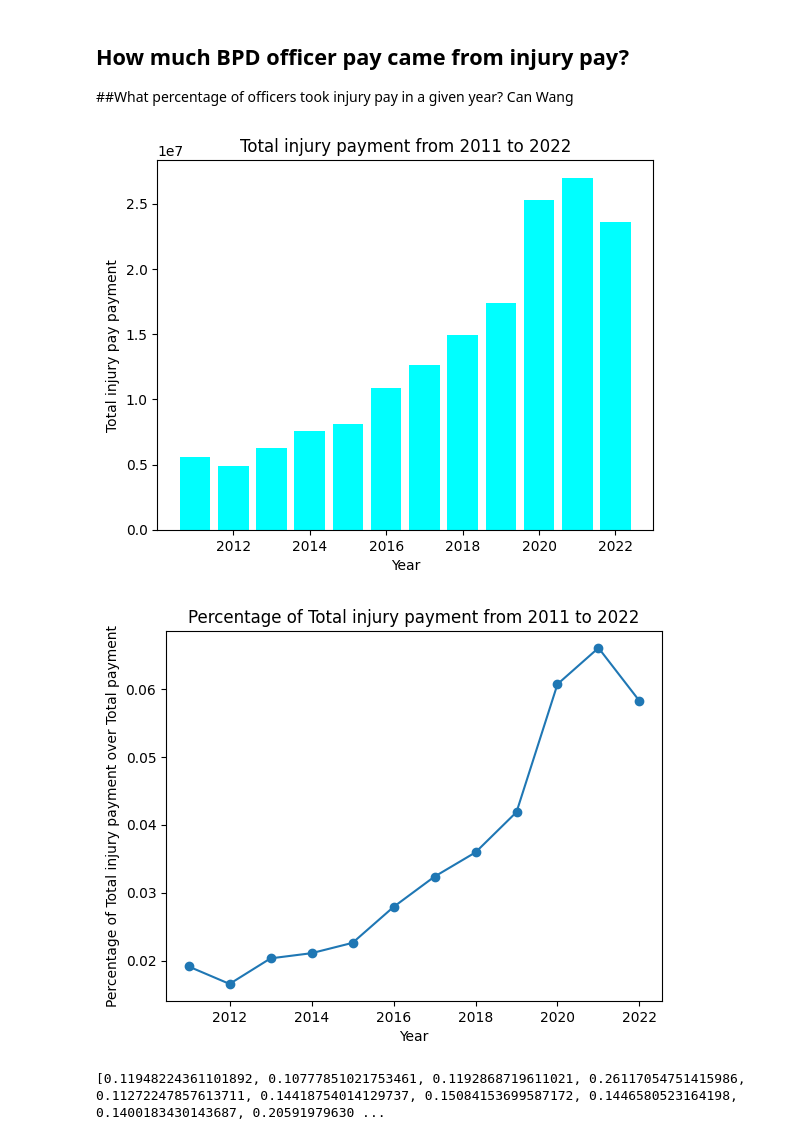
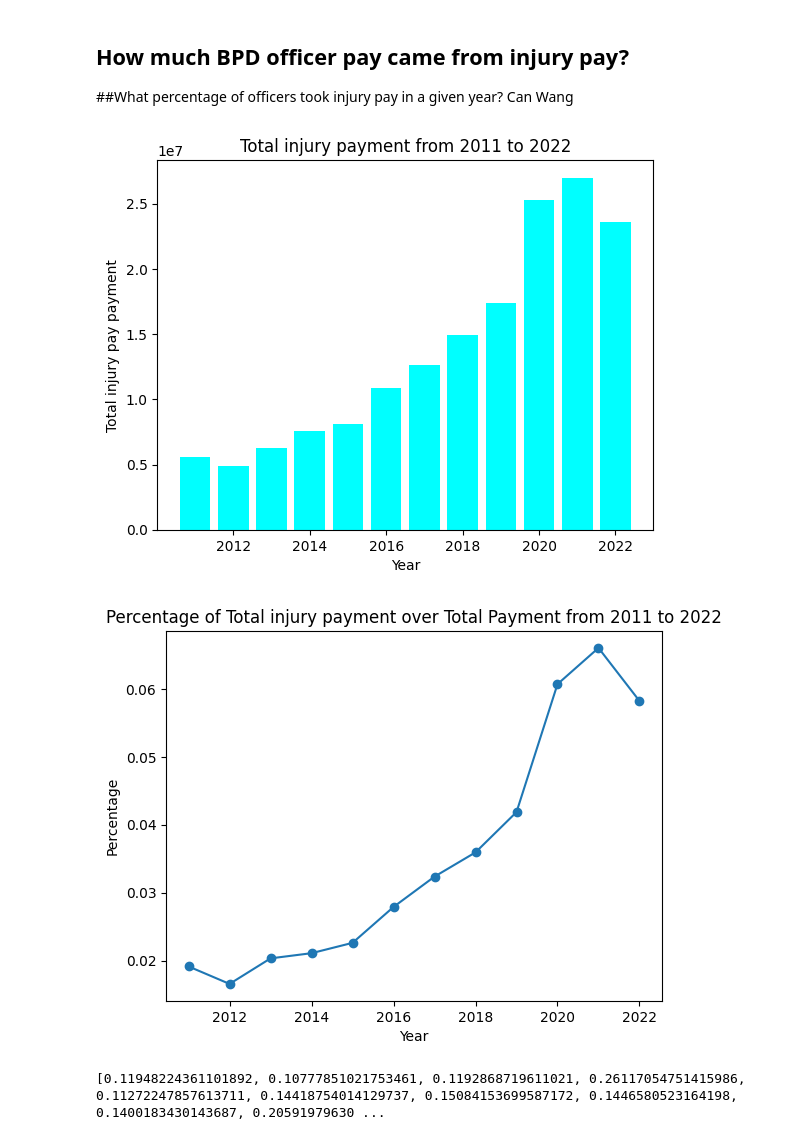
Before and after one commit to BU-Spark/ds-police-overtime, a Jupyter notebook: fa23-team-e/Research.ipynb, the cells around one changed output. Saved outputs shown, nothing was run; the diff lists cells and outputs as text; code cells hidden in the pictures.

```diff
--- a/fa23-team-e/Research.ipynb
+++ b/fa23-team-e/Research.ipynb
@@ -466,3 +863,19 @@ plt.show()
 # %% [markdown]
 ## How have BPD paychecks changed year-over-year?
 - Both the average amount, as compared with non-BPD Boston city employees, and the breakdown (regular pay v. overtime pay, etc.)?
+# %%
+# Categories to aggregate
+categories = ['REGULAR', 'RETRO', 'OTHER', 'OVERTIME', 'INJURED', 'DETAIL', 'EDUCATION','TOTAL_EARNING']
+year = [x for x in range(2011,2023)]
+# Dictionary to store the average data for each category by year
+avg_by_category = {category: [] for category in categories}
+
+# Looping through each year's data
+for data in earning_data_list:
+    for category in categories:
+        avg_by_category[category].append(data[category].mean())
+
+# Creating a table using pandas
+average_spending_df = pd.DataFrame(avg_by_category, index=year)
+# print("Table showing average spending in each category over the years.")
+# print(average_spending_df)
@@ -564,42 +996,36 @@ injury_pay = []
 overall_pay = []
 # injury_pay/overall_pay
 injury_payratio = []
 
 for data in earning_data_list:
     injury_pay += [data['INJURED'].sum()]
     overall_pay += [data['TOTAL_EARNING'].sum()]
     injury_payratio += [data['INJURED'].sum() / data['TOTAL_EARNING'].sum()]
-
-"""
-print(injury_pay)
-print(overall_pay)
-print(injury_payratio)
-"""
 
 # Plot the total injury pay
 plt.bar(year, injury_pay, color = 'cyan')
 
 # Add labels and title
 plt.xlabel("Year")
 plt.ylabel("Total injury pay payment")
 plt.title("Total injury payment from 2011 to 2022")
 
 # Show the chart
 plt.show()
 
 # Plot the total injury payment ratio
 plt.plot(year, injury_payratio, marker='o', linestyle='-')
 
 # Add labels and title
 plt.xlabel("Year")
-plt.ylabel("Percentage of Total injury payment over Total payment")
-plt.title("Percentage of Total injury payment from 2011 to 2022")
+plt.ylabel("Percentage")
+plt.title("Percentage of Total injury payment over Total Payment from 2011 to 2022")
 
 # Show the chart
 plt.show()
 # %% [output]
 [figure]
-[figure, old version]
+[figure, new version]
 # %%
 # for percentage of officers took injury pay in a given year
 countnonzeros = []
```
Also changed, not shown: parts of 62 cells of this notebook.
